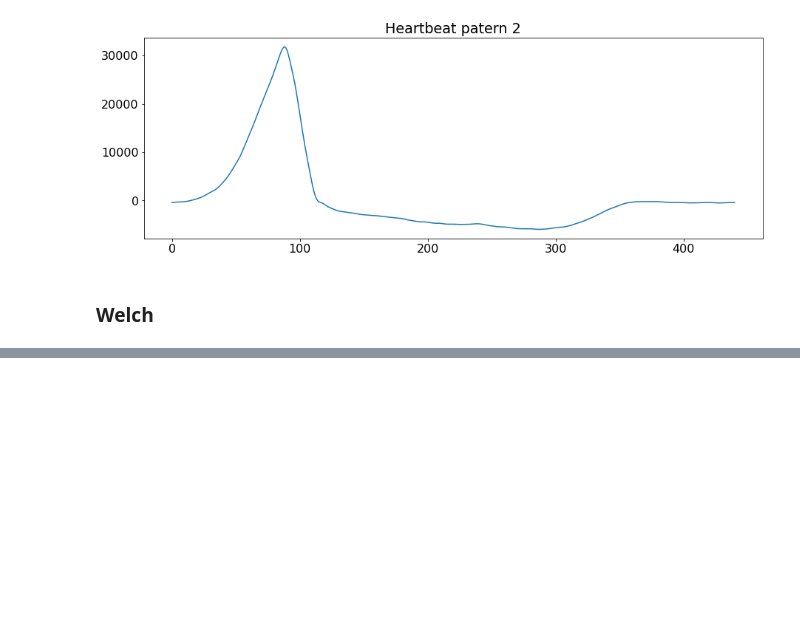
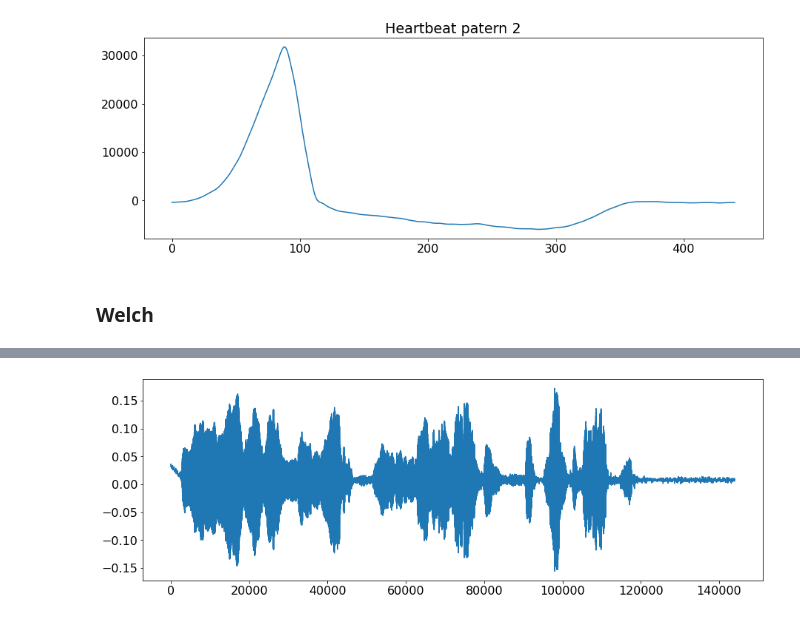
Before and after one commit to Mathilde-lelephant/Mathilde-d-Hebrail-PDS-repo, a Jupyter notebook: notebook7.ipynb, the cells around one changed output, grey strips where cells are left out. Cells and saved outputs as stored; diff of their text form; code cells hidden in the pictures; blank space fills up the shorter version.

```diff
--- a/notebook7.ipynb
+++ b/notebook7.ipynb
@@ -197,0 +247,36 @@ Shape of pW: (501,)
+# %%
+#%%
+
+fs_audio, wav_data = sio.wavfile.read('silbido.wav')
+
+plt.figure(10)
+plt.plot(wav_data)
+sd.play(wav_data, fs_audio)
+
+
+N=10000
+
+df_audio = fs_audio/N # resolución espectral
+
+
+dd = 0.5
+
+data = wav_data[:N]
+data = data.flatten()
+
+
+# No paramétricos
+pP = np.abs(np.fft.fft(data))
+f, pW = sg.welch(data, fs=fs_audio, nfft=N, window='hanning', nperseg=int(np.round(N/5)) )
+
+
+
+
+# grilla de sampleo frecuencial
+ff = np.arange(0, fs_audio//2, df_audio).flatten()
+
+
+pPnorm = normalize(pP)
+pWnorm = normalize(pW)
+# %% [output]
+[figure, added]
```
Also changed, not shown: parts of 12 cells of this notebook, 3 other files.
